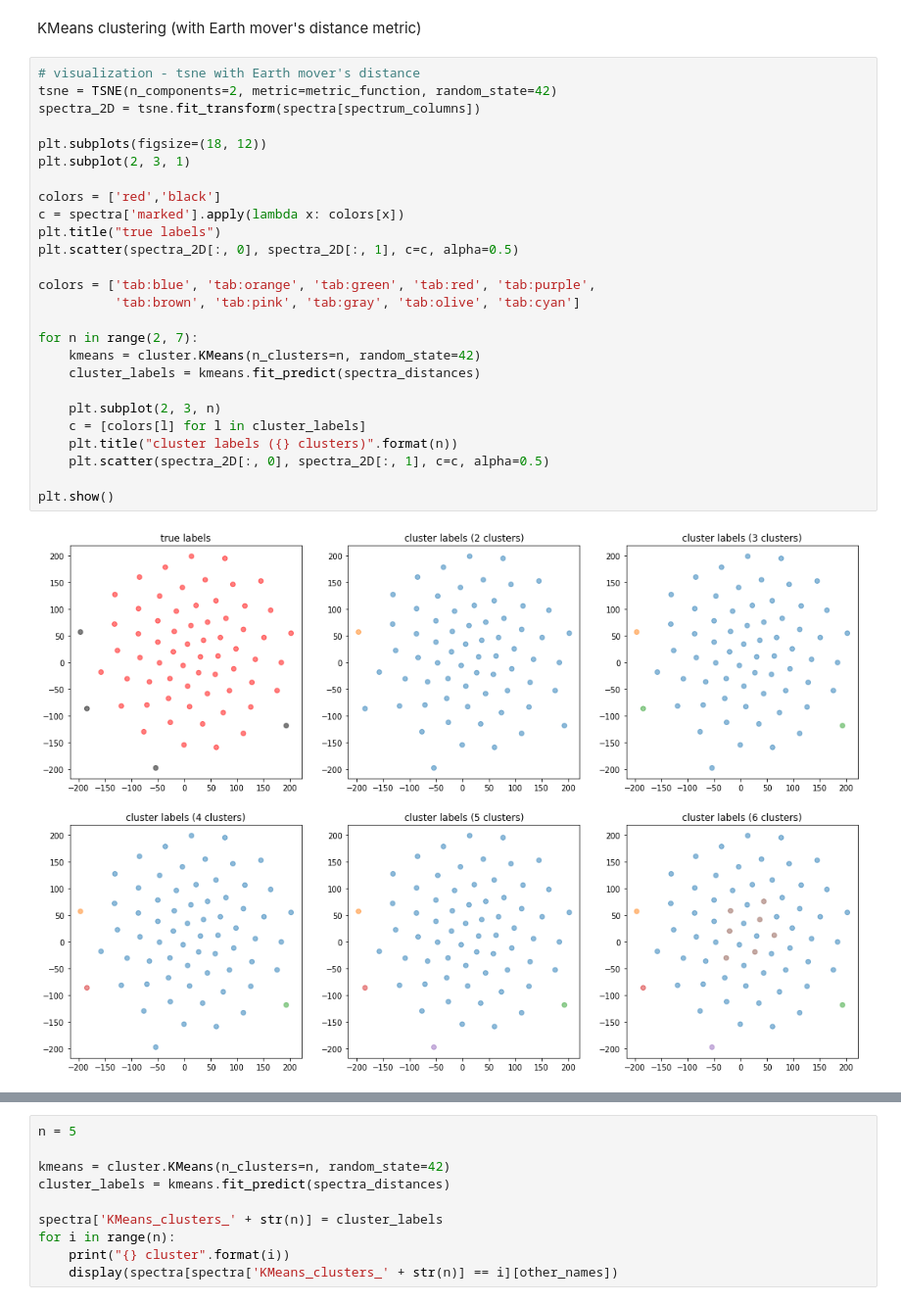
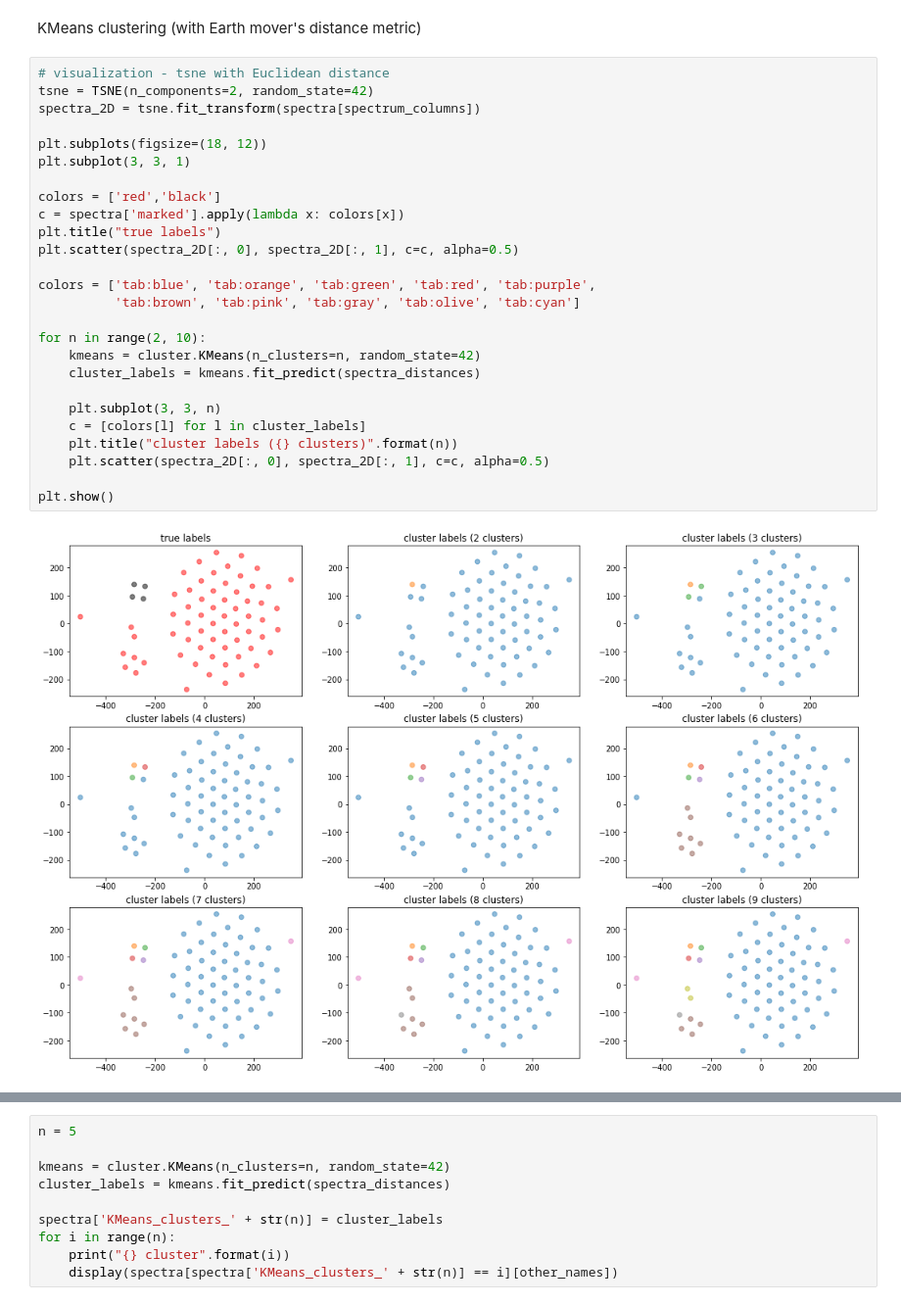
Before and after one commit to anaderi/gamma-bins, a Jupyter notebook: spectrums_angle/gevtevsimbad_Spectra_EM_distance.ipynb, the cells around one changed output, grey strips where cells are left out. Shown at 98% size. Saved outputs shown, nothing was run; the diff lists cells and outputs as text.

```diff
--- a/spectrums_angle/gevtevsimbad_Spectra_EM_distance.ipynb
+++ b/spectrums_angle/gevtevsimbad_Spectra_EM_distance.ipynb
@@ -74,30 +76,30 @@ plt.show()
 # %% [markdown]
 KMeans clustering (with Earth mover's distance metric)
 # %%
-# visualization - tsne with Earth mover's distance
-tsne = TSNE(n_components=2, metric=metric_function, random_state=42)
+# visualization - tsne with Euclidean distance
+tsne = TSNE(n_components=2, random_state=42)
 spectra_2D = tsne.fit_transform(spectra[spectrum_columns])
 
 plt.subplots(figsize=(18, 12))
-plt.subplot(2, 3, 1)
+plt.subplot(3, 3, 1)
 
 colors = ['red','black']
 c = spectra['marked'].apply(lambda x: colors[x])
 plt.title("true labels")
 plt.scatter(spectra_2D[:, 0], spectra_2D[:, 1], c=c, alpha=0.5)
 
 colors = ['tab:blue', 'tab:orange', 'tab:green', 'tab:red', 'tab:purple',
           'tab:brown', 'tab:pink', 'tab:gray', 'tab:olive', 'tab:cyan']
 
-for n in range(2, 7):
+for n in range(2, 10):
     kmeans = cluster.KMeans(n_clusters=n, random_state=42)
     cluster_labels = kmeans.fit_predict(spectra_distances)
 
-    plt.subplot(2, 3, n)
+    plt.subplot(3, 3, n)
     c = [colors[l] for l in cluster_labels]
     plt.title("cluster labels ({} clusters)".format(n))
     plt.scatter(spectra_2D[:, 0], spectra_2D[:, 1], c=c, alpha=0.5)
 
 plt.show()
 # %% [output]
-[figure, old version]
+[figure, new version]
```
Also changed, not shown: parts of 5 cells of this notebook, 9 other files.
